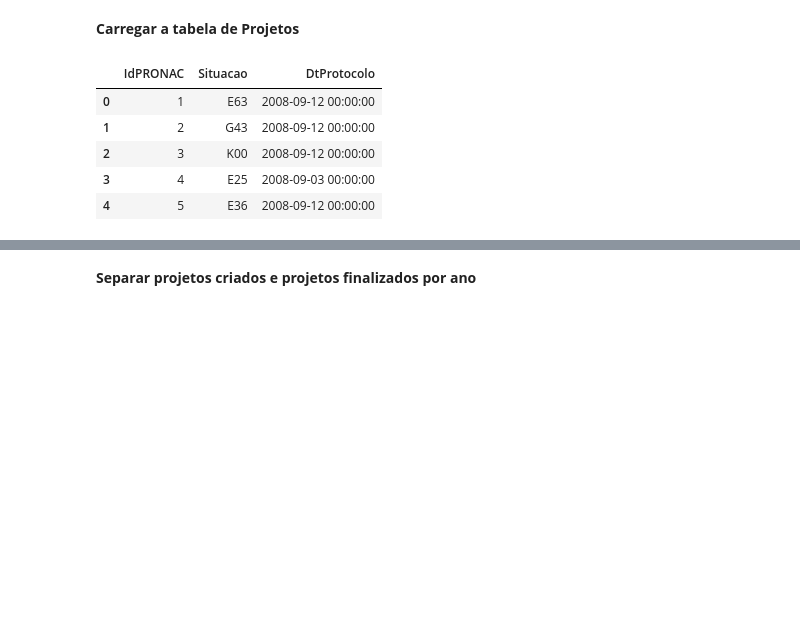
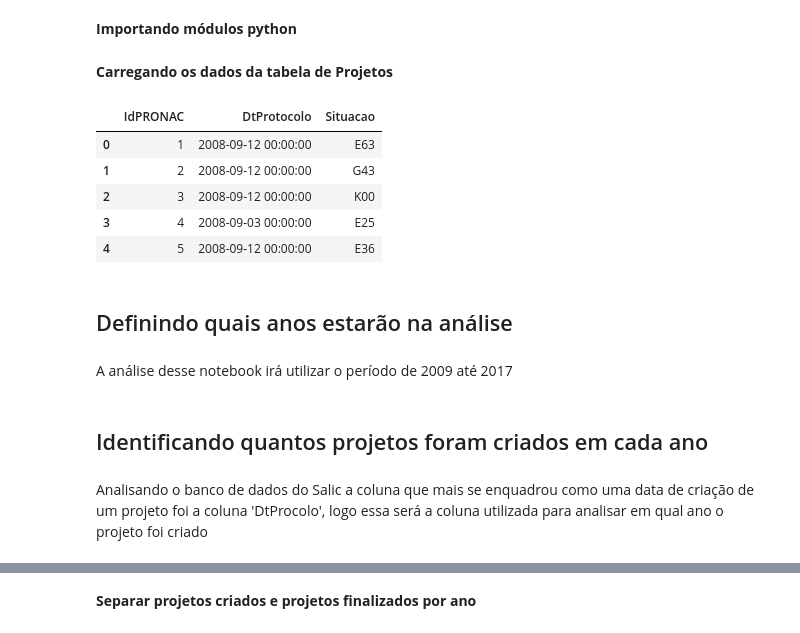
Before and after one commit to lappis-unb/salic-ml, a Jupyter notebook: notebooks/exploratory/created_vs_finished_projects_by_year-v0.1.ipynb, the cells around one changed output, grey strips where cells are left out. Saved outputs shown, nothing was run; the diff lists cells and outputs as text; code cells hidden in the pictures; blank space fills up the shorter version.

Commit message:
Update notebook
- Notebook: created_vs_finished_projects_by_year-v0.1

```diff
--- a/notebooks/exploratory/created_vs_finished_projects_by_year-v0.1.ipynb
+++ b/notebooks/exploratory/created_vs_finished_projects_by_year-v0.1.ipynb
@@ -3,3 +14,5 @@
+# %% [markdown]
+**Importando módulos python**
 # %%
 import os
 import sys
@@ -8,23 +21,28 @@ import pandas as pd
 import matplotlib.pyplot as plt
 
 from salicml.utils.dates import Dates
+from salicml.models.projects import Projects
 
-PROJECT_ROOT = os.path.abspath(os.path.join(os.pardir))
+PROJECT_ROOT = os.path.abspath(os.path.join(os.pardir, os.pardir))
 DATA_FOLDER = os.path.join(PROJECT_ROOT, 'data', 'raw')
 # %% [markdown]
-**Carregar a tabela de Projetos**
+**Carregando os dados da tabela de Projetos**
-# %%
-projetos_csv = os.path.join(DATA_FOLDER, 'projetos.csv')
-
-cols = ['IdPRONAC', 'DtProtocolo', 'Situacao']
-
-dt_projetos = pd.read_csv(projetos_csv, usecols = cols, low_memory = False)
-
-dt_projetos.head()
-# %% [output]
-|  | IdPRONAC | Situacao | DtProtocolo |
-| 0 | 1 | E63 | 2008-09-12 00:00:00 |
-| 1 | 2 | G43 | 2008-09-12 00:00:00 |
-| 2 | 3 | K00 | 2008-09-12 00:00:00 |
-| 3 | 4 | E25 | 2008-09-03 00:00:00 |
-| 4 | 5 | E36 | 2008-09-12 00:00:00 |
+# %%
+cols = ['IdPRONAC', 'DtProtocolo', 'Situacao']
+projects_csv = os.path.join(DATA_FOLDER, 'projetos.csv')
+
+projects = Projects(projects_csv)
+
+df_projects = projects.data_frame.filter(items = cols)
+display(df_projects.head())
+# %% [output]
+|  | IdPRONAC | DtProtocolo | Situacao |
+| 0 | 1 | 2008-09-12 00:00:00 | E63 |
+| 1 | 2 | 2008-09-12 00:00:00 | G43 |
+| 2 | 3 | 2008-09-12 00:00:00 | K00 |
+| 3 | 4 | 2008-09-03 00:00:00 | E25 |
+| 4 | 5 | 2008-09-12 00:00:00 | E36 |
+# %% [markdown]
+## Definindo quais anos estarão na análise
+# %% [markdown]
+A análise desse notebook irá utilizar o período de 2009 até 2017
@@ -30,0 +54,4 @@ dt_projetos.head()
+# %% [markdown]
+## Identificando quantos projetos foram criados em cada ano
+# %% [markdown]
+Analisando o banco de dados do Salic a coluna que mais se enquadrou como uma data de criação de um projeto foi a coluna 'DtProcolo', logo essa será a coluna utilizada para analisar em qual ano o projeto foi criado
```
Also changed, not shown: parts of 9 cells of this notebook.
